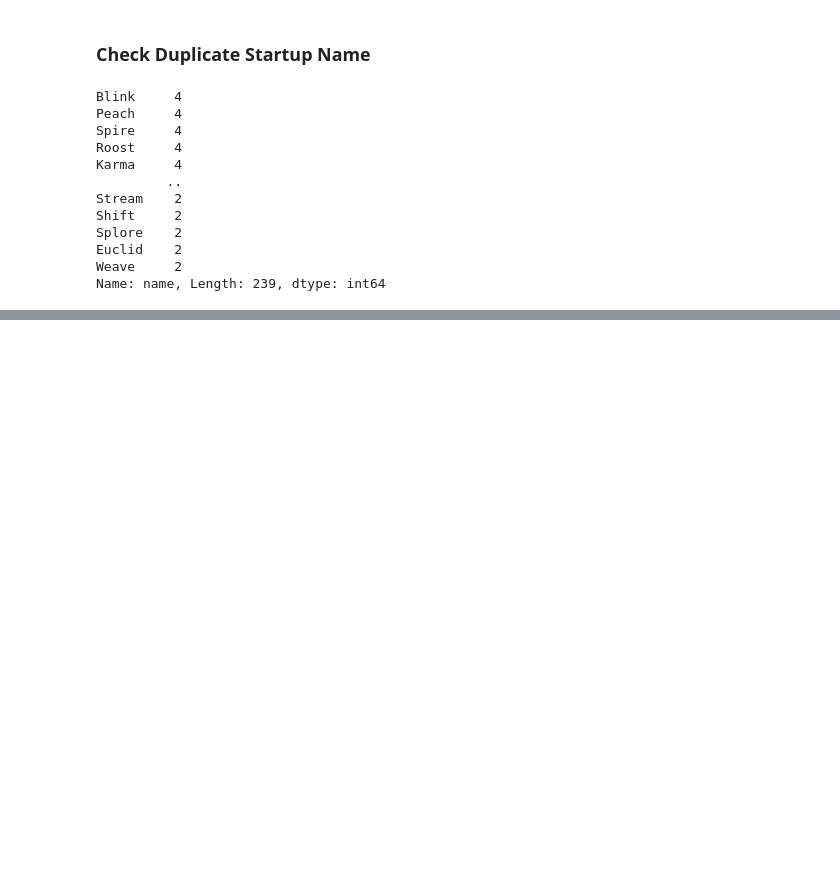
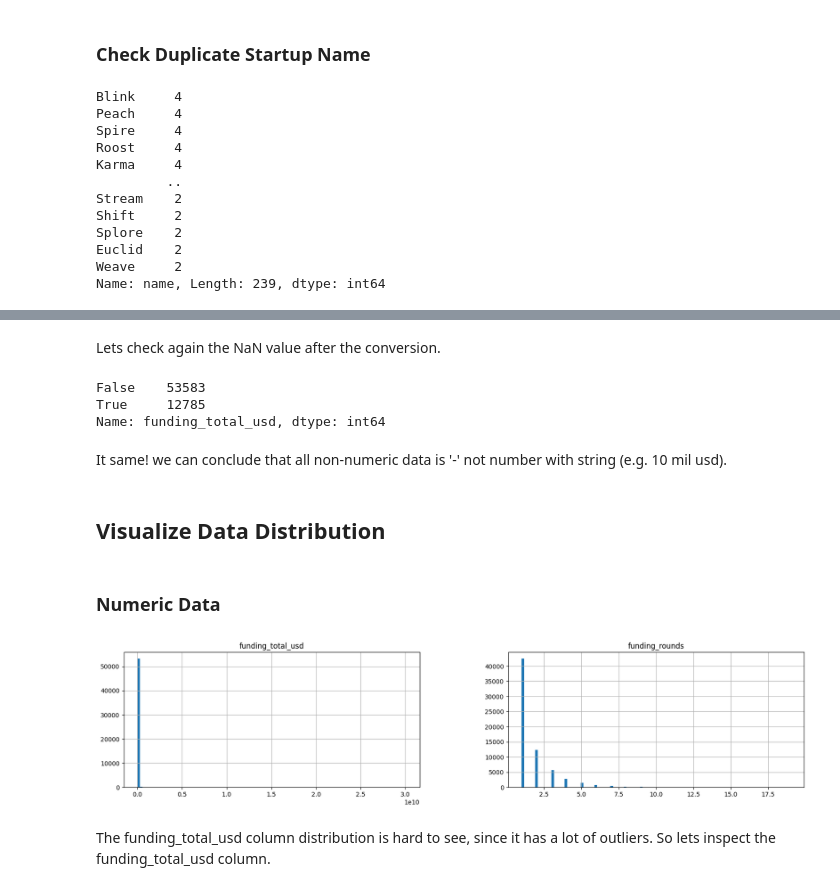
Before and after one commit to alfiannajih/startup-prediction, a Jupyter notebook: EDA startup.ipynb, the cells around one changed output, grey strips where cells are left out. Cells and saved outputs as stored; diff of their text form; code cells hidden in the pictures; blank space fills up the shorter version.

Commit message:
detect outliers

```diff
--- a/EDA startup.ipynb
+++ b/EDA startup.ipynb
@@ -183,0 +142,8 @@ The duplicated startup name still exist! Lets assume those startup coincidentall
+# %%
+raw_data['funding_total_usd'] = pd.to_numeric(
+    arg=raw_data['funding_total_usd'],
+    errors='coerce',
+    downcast='float'
+)
+
+raw_data.head()
@@ -183,0 +157,22 @@ The duplicated startup name still exist! Lets assume those startup coincidentall
+# %% [markdown]
+Lets check again the NaN value after the conversion.
+# %%
+raw_data['funding_total_usd'].isna().value_counts()
+# %% [output]
+False    53583
+True     12785
+Name: funding_total_usd, dtype: int64
+# %% [markdown]
+It same! we can conclude that all non-numeric data is '-' not number with string (e.g. 10 mil usd).
+# %% [markdown]
+## Visualize Data Distribution
+# %% [markdown]
+### Numeric Data
+# %%
+raw_data.hist(bins=100, figsize=(20, 4))
+
+plt.show()
+# %% [output]
+[figure, added]
+# %% [markdown]
+The funding_total_usd column distribution is hard to see, since it has a lot of outliers. So lets inspect the funding_total_usd column.
```
Also changed, not shown: parts of 28 cells of this notebook.
